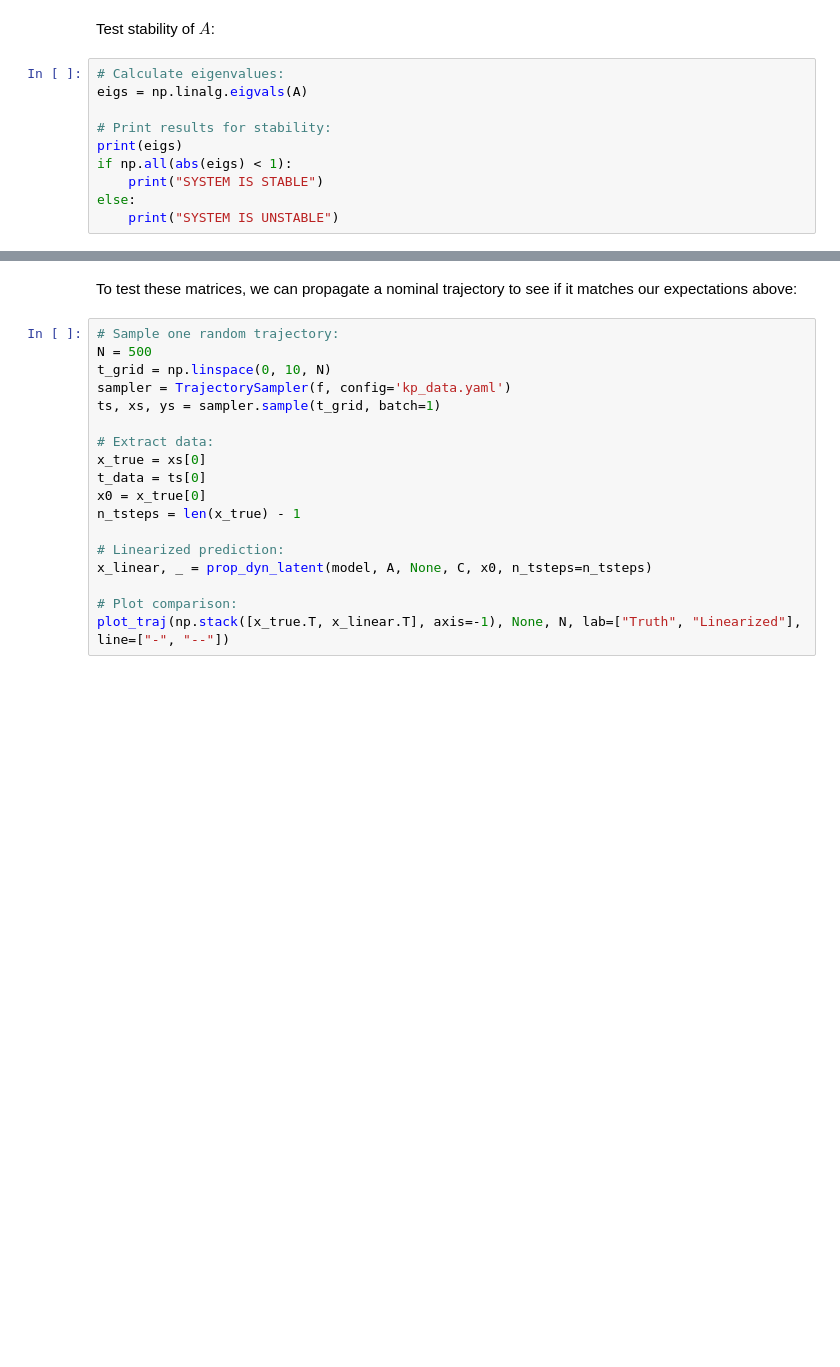
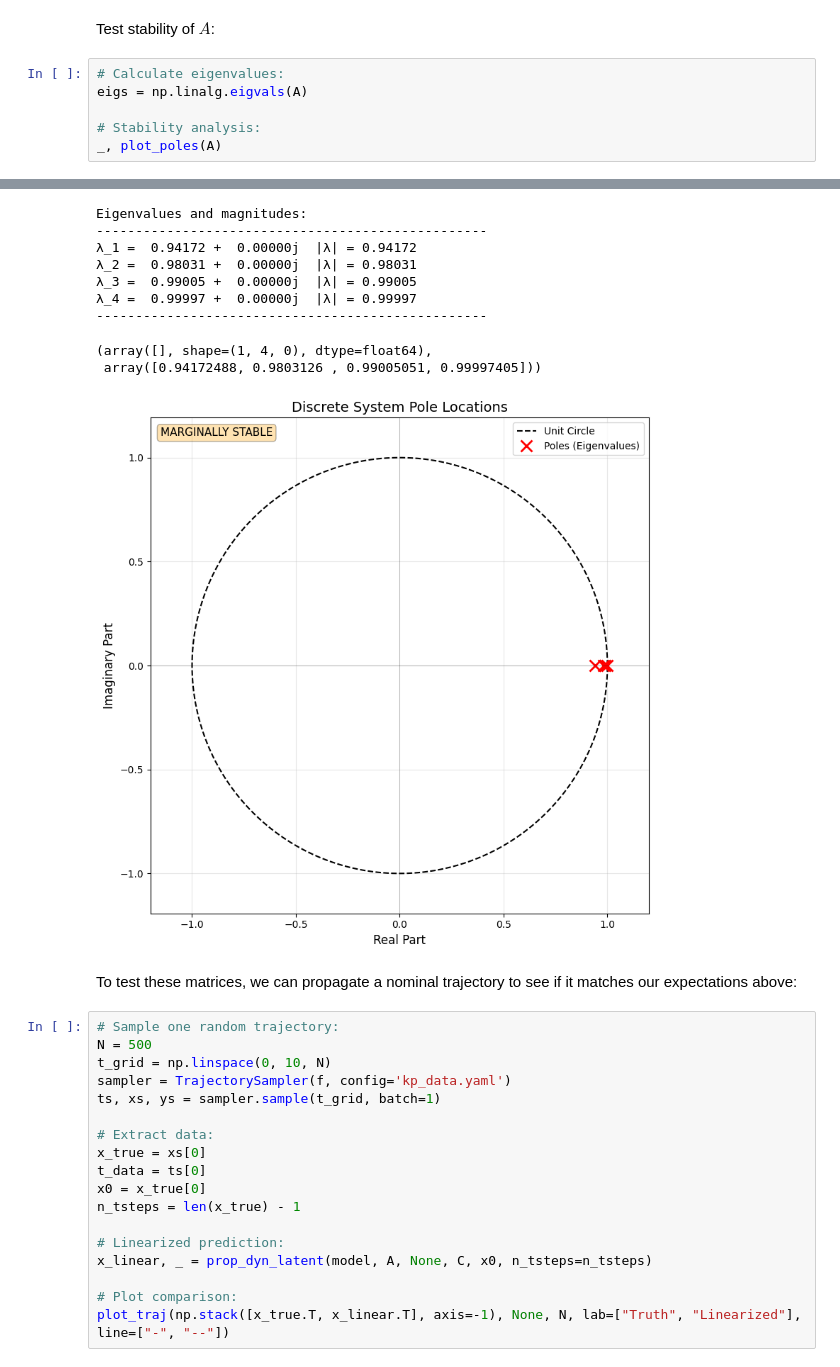
Before and after one commit to p-smith22/dymad-dev, a Jupyter notebook: examples/controllability/part_2.ipynb, the cells around one changed output, grey strips where cells are left out. Drawn from its saved outputs; the diff is of its cells as text; blank space fills up the shorter version.

```diff
--- a/examples/controllability/part_2.ipynb
+++ b/examples/controllability/part_2.ipynb
@@ -132,10 +127,6 @@ Test stability of $A$:
 # Calculate eigenvalues:
 eigs = np.linalg.eigvals(A)
 
-# Print results for stability:
-print(eigs)
-if np.all(abs(eigs) < 1):
-    print("SYSTEM IS STABLE")
-else:
-    print("SYSTEM IS UNSTABLE")
+# Stability analysis:
+_, plot_poles(A)
 # %% [output]
@@ -144,3 +134,13 @@ SYSTEM IS UNSTABLE
+Eigenvalues and magnitudes:
+--------------------------------------------------
+λ_1 =  0.94172 +  0.00000j  |λ| = 0.94172
+λ_2 =  0.98031 +  0.00000j  |λ| = 0.98031
+λ_3 =  0.99005 +  0.00000j  |λ| = 0.99005
+λ_4 =  0.99997 +  0.00000j  |λ| = 0.99997
+--------------------------------------------------
+(array([], shape=(1, 4, 0), dtype=float64),
+ array([0.94172488, 0.9803126 , 0.99005051, 0.99997405]))
+[figure, added]
 # %% [markdown]
 To test these matrices, we can propagate a nominal trajectory to see if it matches our expectations above:
 # %%
```
Also changed, not shown: parts of 19 cells of this notebook, 2 other files.
